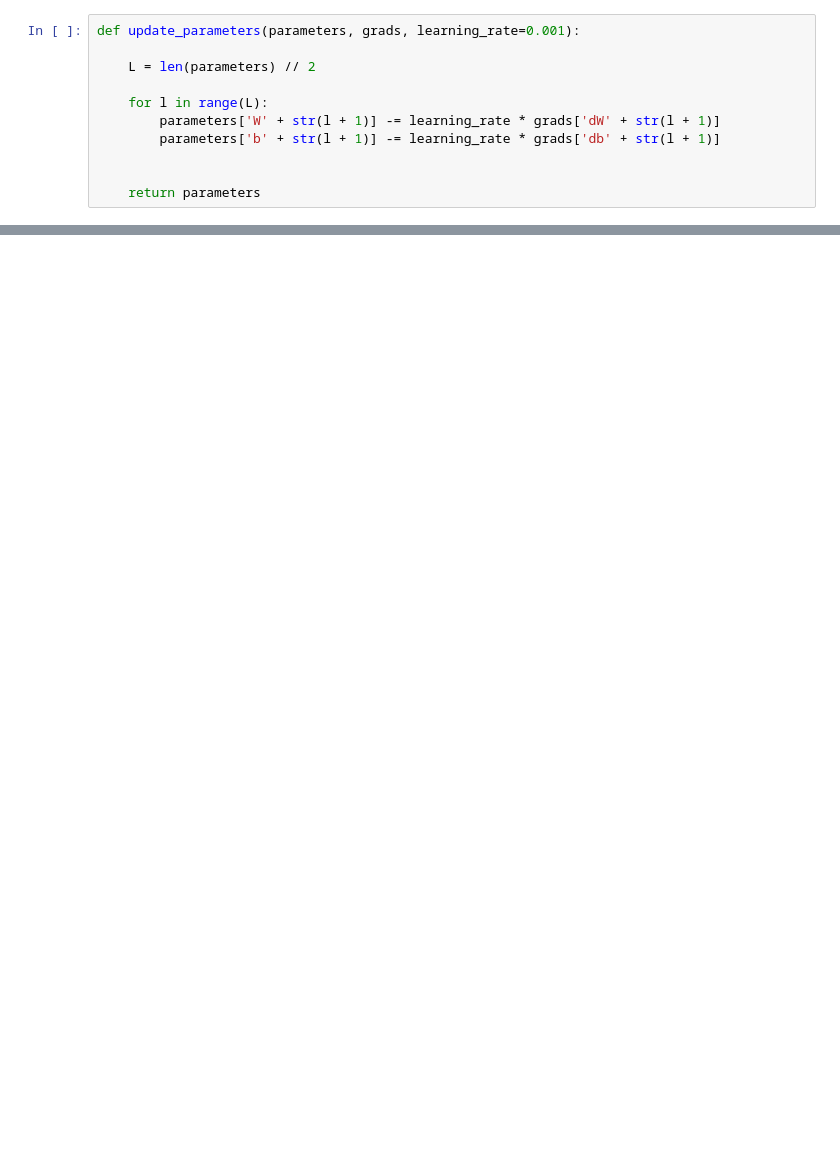
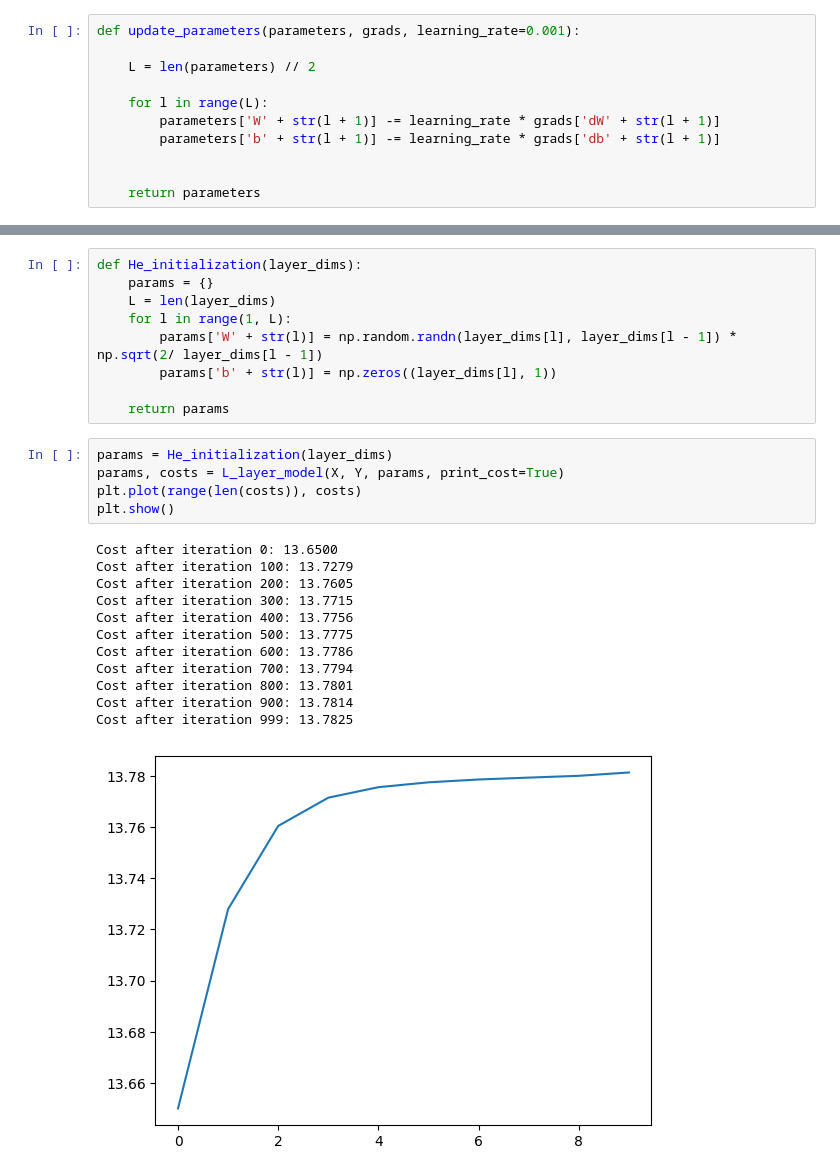
Before and after one commit to DaQshin/deep-neural-network, a Jupyter notebook: notebooks/deep_neural_network.ipynb, the cells around one changed output, grey strips where cells are left out. Cells and saved outputs as stored; diff of their text form; blank space fills up the shorter version.

Commit message:
feat: Add different initialization techniques

```diff
--- a/notebooks/deep_neural_network.ipynb
+++ b/notebooks/deep_neural_network.ipynb
@@ -261,0 +293,27 @@ plt.show()
+# %%
+def He_initialization(layer_dims):
+    params = {}
+    L = len(layer_dims)
+    for l in range(1, L):
+        params['W' + str(l)] = np.random.randn(layer_dims[l], layer_dims[l - 1]) * np.sqrt(2/ layer_dims[l - 1])
+        params['b' + str(l)] = np.zeros((layer_dims[l], 1))
+
+    return params
+# %%
+params = He_initialization(layer_dims)
+params, costs = L_layer_model(X, Y, params, print_cost=True)
+plt.plot(range(len(costs)), costs)
+plt.show()
+# %% [output]
+Cost after iteration 0: 13.6500
+Cost after iteration 100: 13.7279
+Cost after iteration 200: 13.7605
+Cost after iteration 300: 13.7715
+Cost after iteration 400: 13.7756
+Cost after iteration 500: 13.7775
+Cost after iteration 600: 13.7786
+Cost after iteration 700: 13.7794
+Cost after iteration 800: 13.7801
+Cost after iteration 900: 13.7814
+Cost after iteration 999: 13.7825
+[figure, added]
```
Also changed, not shown: parts of 13 cells of this notebook, 2 other files.
